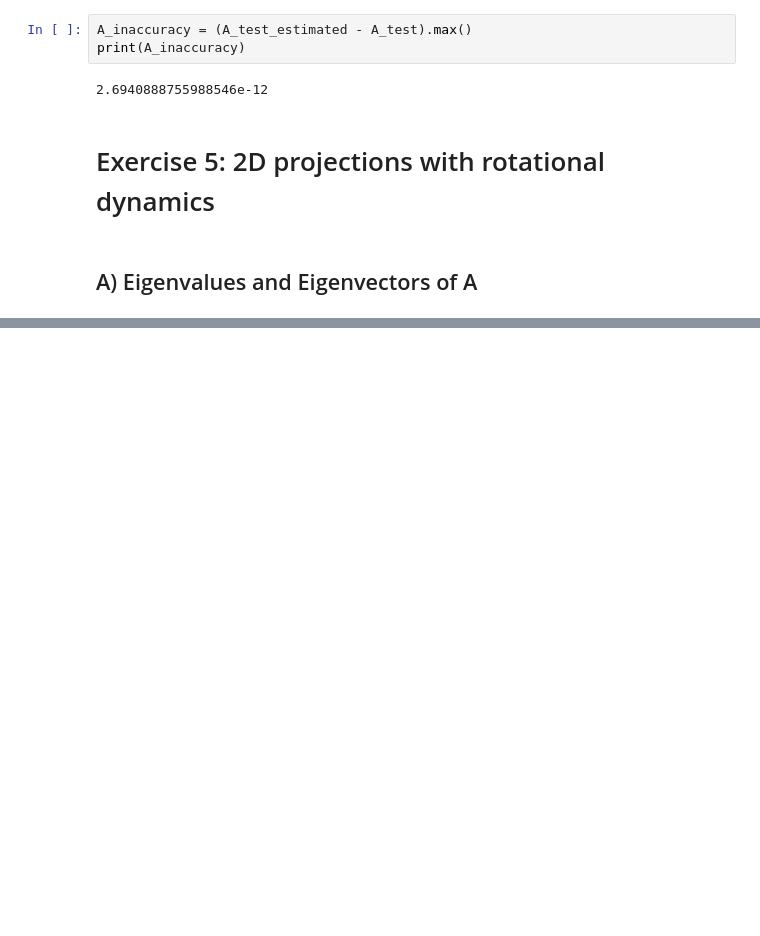
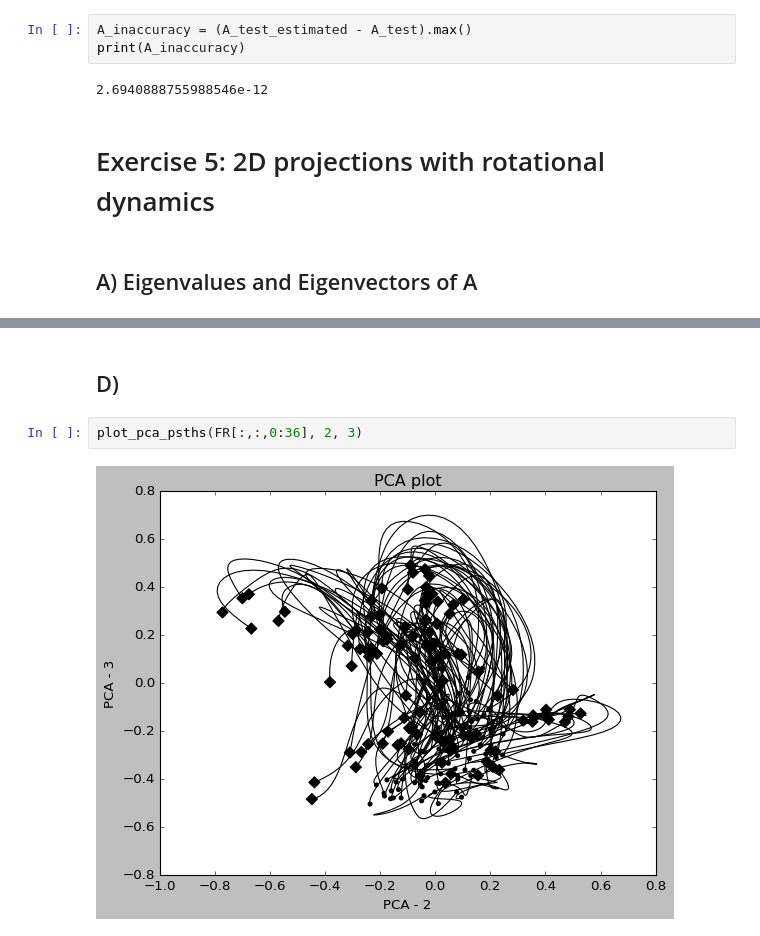
Before and after one commit to ofs416/Brain_Machine_Interfaces, a Jupyter notebook: Coursework_1/code.ipynb, the cells around one changed output, grey strips where cells are left out. Saved outputs shown, nothing was run; the diff lists cells and outputs as text; blank space fills up the shorter version.

```diff
--- a/Coursework_1/code.ipynb
+++ b/Coursework_1/code.ipynb
@@ -234,0 +272,6 @@ A_evalue, A_evector = np.linalg.eig(A)
+# %% [markdown]
+## D)
+# %%
+plot_pca_psths(FR[:,:,0:36], 2, 3)
+# %% [output]
+[figure, added]
```
Also changed, not shown: parts of 7 cells of this notebook.
